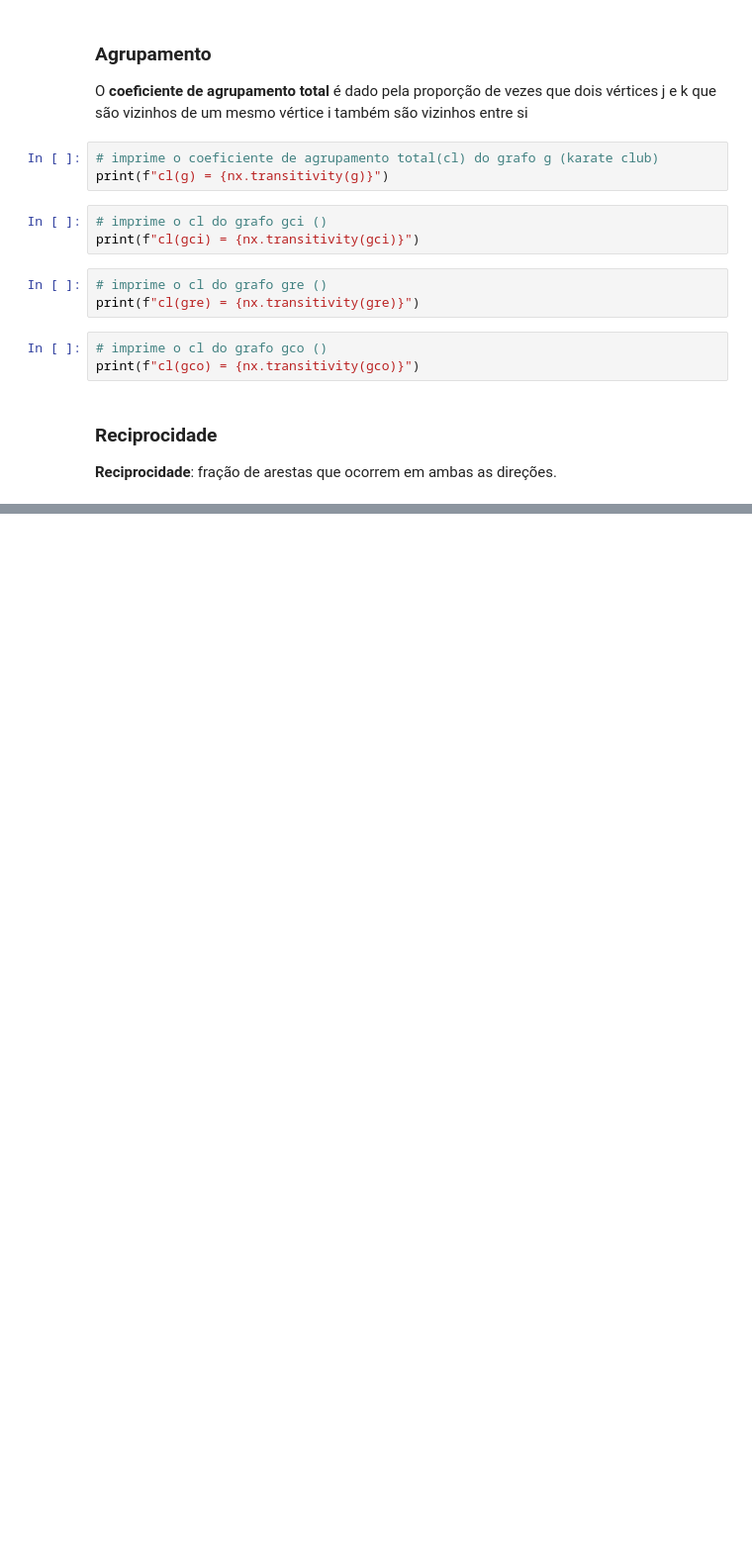
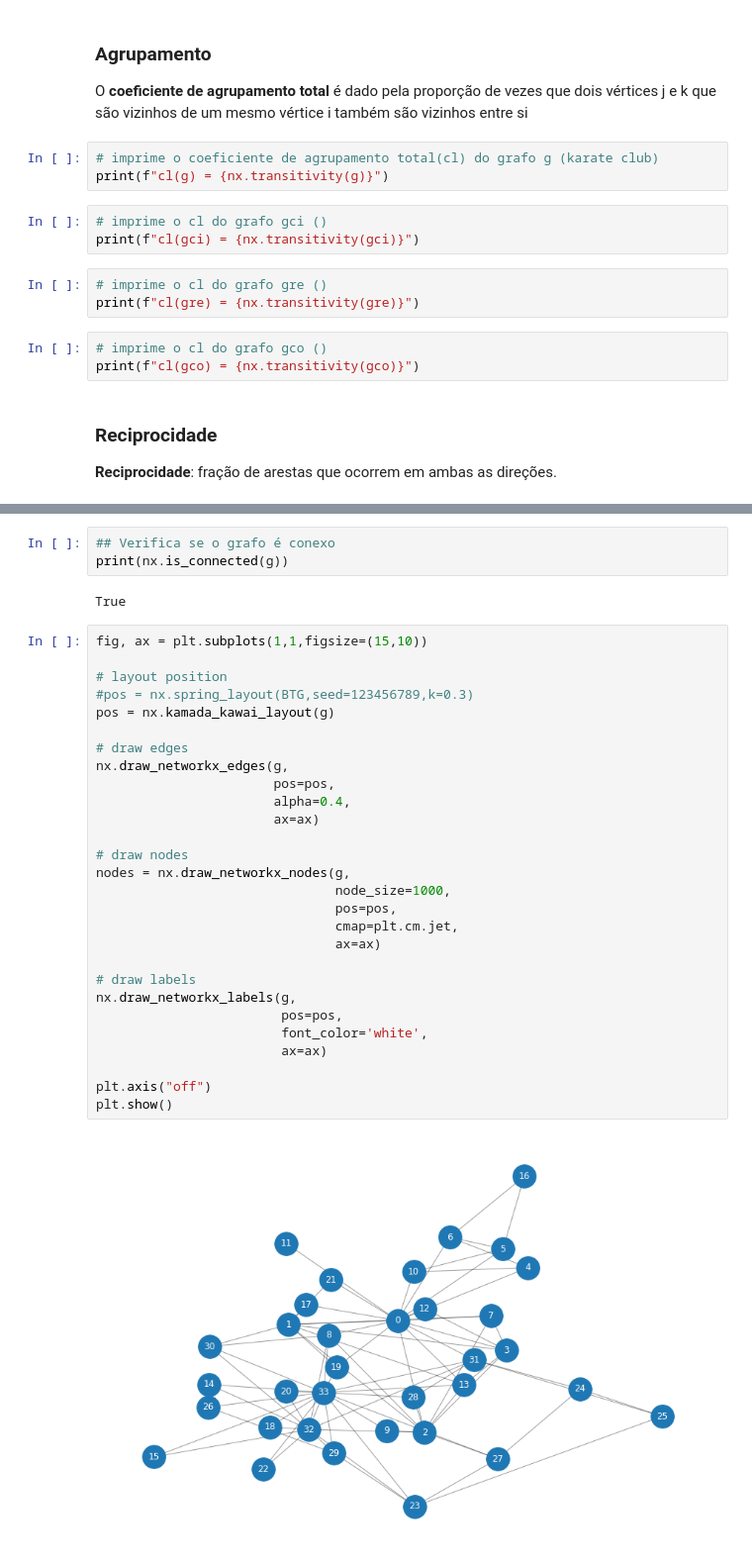
Before and after one commit to jesusossian/scientific_prog, a Jupyter notebook: networkx/complex_network.ipynb, the cells around one changed output, grey strips where cells are left out. Shown at 99% size. Drawn from its saved outputs; the diff is of its cells as text; blank space fills up the shorter version.

```diff
--- a/networkx/complex_network.ipynb
+++ b/networkx/complex_network.ipynb
@@ -239,0 +339,35 @@ print(f"re(gdi) = {nx.reciprocity(gdi)}")
+# %%
+## Verifica se o grafo é conexo
+print(nx.is_connected(g))
+# %% [output]
+True
+# %%
+fig, ax = plt.subplots(1,1,figsize=(15,10))
+
+# layout position
+#pos = nx.spring_layout(BTG,seed=123456789,k=0.3)
+pos = nx.kamada_kawai_layout(g)
+
+# draw edges
+nx.draw_networkx_edges(g,
+                       pos=pos,
+                       alpha=0.4,
+                       ax=ax)
+
+# draw nodes
+nodes = nx.draw_networkx_nodes(g,
+                               node_size=1000,
+                               pos=pos,
+                               cmap=plt.cm.jet,
+                               ax=ax)
+
+# draw labels
+nx.draw_networkx_labels(g,
+                        pos=pos,
+                        font_color='white',
+                        ax=ax)
+
+plt.axis("off")
+plt.show()
+# %% [output]
+[figure, added]
```
Also changed, not shown: parts of 28 cells of this notebook, 8 other files.
